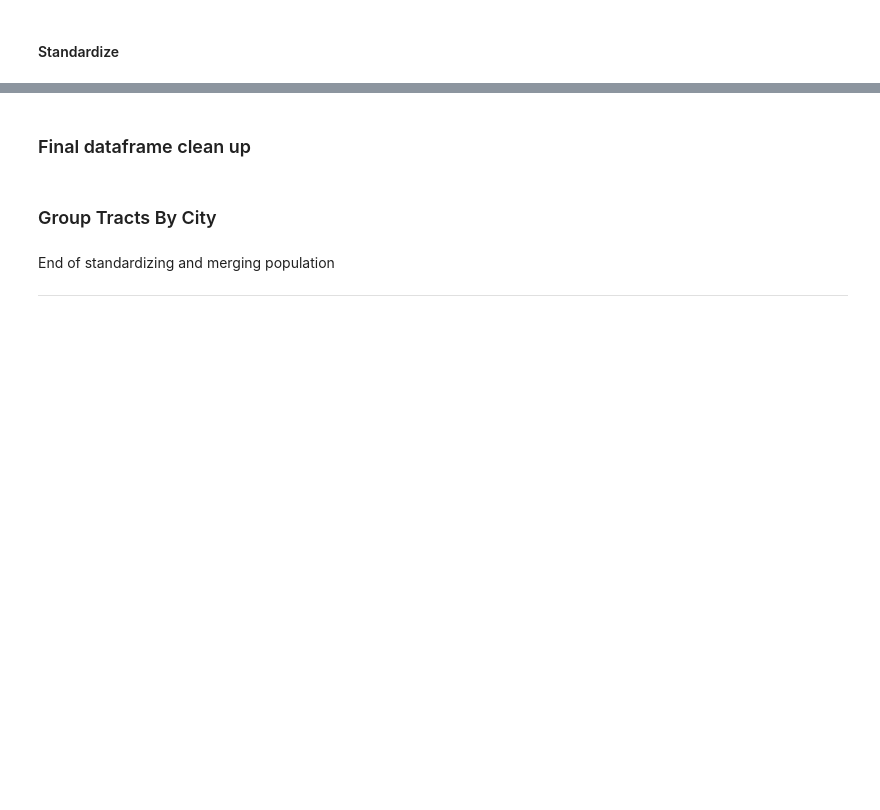
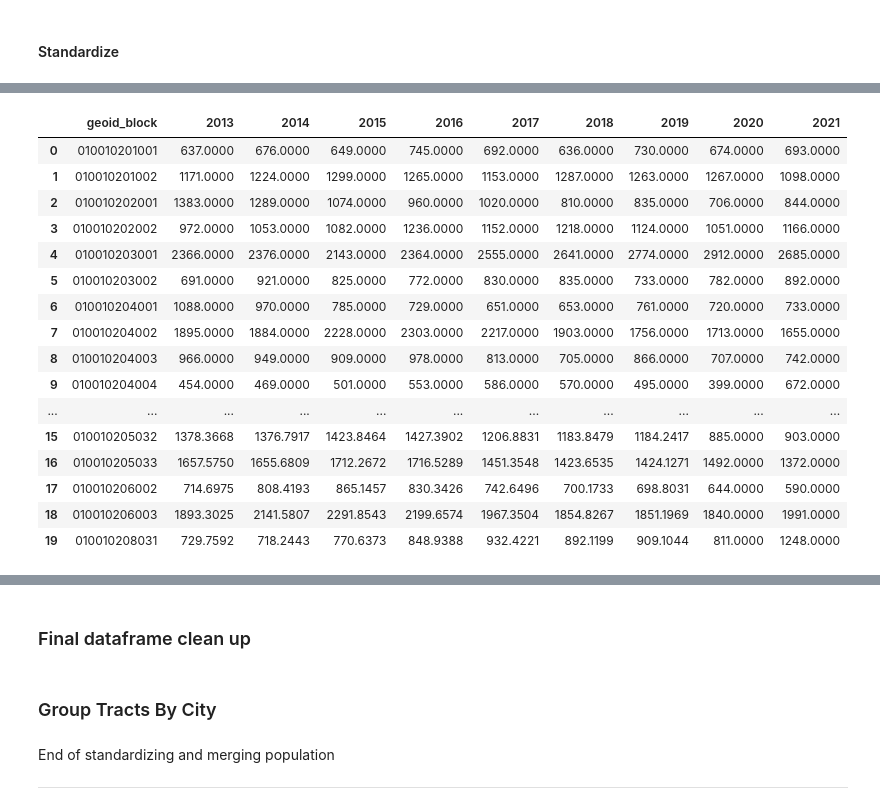
Before and after one commit to AustinJamesWolff/housing_supply_and_demand, a Jupyter notebook: census_api.ipynb, the cells around one changed output, grey strips where cells are left out. Drawn from its saved outputs; the diff is of its cells as text; code cells hidden in the pictures; blank space fills up the shorter version.

```diff
--- a/census_api.ipynb
+++ b/census_api.ipynb
@@ -150,0 +342,31 @@ pop_standardized_df_1.to_csv('datasets/cleaned_census_api_files/raw/population_s
+# %%
+%%time
+
+# testing numbers of blocks
+stand_testing = pop_pre_st[
+    pop_pre_st['BG20'].isin(
+        pop_pre_st['BG20'].unique()[:400])].copy()
+
+
+# Run the standardization using the block_standardize_tuple
+begin_year = 2013
+end_year = 2021
+
+main_df = stand_testing.copy()
+
+my_groups = main_df.groupby('BG20')
+keys = list(my_groups.groups.keys())
+
+dict2 = {}
+dict3 = [block_standardize_tuple((my_groups.get_group(keys[i]),
+                                pop_pre_st,
+                                keys[i],
+                                begin_year,
+                                end_year,
+                                'wt_pop'))
+        for i in range(len(keys))
+       ]
+
+
+for d in dict3:
+    dict2.update(d)
@@ -150,0 +405,29 @@ pop_standardized_df_1.to_csv('datasets/cleaned_census_api_files/raw/population_s
+# %%
+column_list = []
+for i in range(begin_year, end_year + 1):
+    column_list.append(f'{i}')
+
+standardized_df = (pd.DataFrame.from_dict(dict2,
+                   orient='index', columns=column_list)
+                   .reset_index()
+                   .rename(columns={'index':'geoid_block'}))
+
+standardized_df
+# %% [output]
+|  | geoid_block | 2013 | 2014 | 2015 | 2016 | 2017 | 2018 | 2019 | 2020 | 2021 |
+| 0 | 010010201001 | 637.0000 | 676.0000 | 649.0000 | 745.0000 | 692.0000 | 636.0000 | 730.0000 | 674.0000 | 693.0000 |
+| 1 | 010010201002 | 1171.0000 | 1224.0000 | 1299.0000 | 1265.0000 | 1153.0000 | 1287.0000 | 1263.0000 | 1267.0000 | 1098.0000 |
+| 2 | 010010202001 | 1383.0000 | 1289.0000 | 1074.0000 | 960.0000 | 1020.0000 | 810.0000 | 835.0000 | 706.0000 | 844.0000 |
+| 3 | 010010202002 | 972.0000 | 1053.0000 | 1082.0000 | 1236.0000 | 1152.0000 | 1218.0000 | 1124.0000 | 1051.0000 | 1166.0000 |
+| 4 | 010010203001 | 2366.0000 | 2376.0000 | 2143.0000 | 2364.0000 | 2555.0000 | 2641.0000 | 2774.0000 | 2912.0000 | 2685.0000 |
+| 5 | 010010203002 | 691.0000 | 921.0000 | 825.0000 | 772.0000 | 830.0000 | 835.0000 | 733.0000 | 782.0000 | 892.0000 |
+| 6 | 010010204001 | 1088.0000 | 970.0000 | 785.0000 | 729.0000 | 651.0000 | 653.0000 | 761.0000 | 720.0000 | 733.0000 |
+| 7 | 010010204002 | 1895.0000 | 1884.0000 | 2228.0000 | 2303.0000 | 2217.0000 | 1903.0000 | 1756.0000 | 1713.0000 | 1655.0000 |
+| 8 | 010010204003 | 966.0000 | 949.0000 | 909.0000 | 978.0000 | 813.0000 | 705.0000 | 866.0000 | 707.0000 | 742.0000 |
+| 9 | 010010204004 | 454.0000 | 469.0000 | 501.0000 | 553.0000 | 586.0000 | 570.0000 | 495.0000 | 399.0000 | 672.0000 |
+| ... | ... | ... | ... | ... | ... | ... | ... | ... | ... | ... |
+| 15 | 010010205032 | 1378.3668 | 1376.7917 | 1423.8464 | 1427.3902 | 1206.8831 | 1183.8479 | 1184.2417 | 885.0000 | 903.0000 |
+| 16 | 010010205033 | 1657.5750 | 1655.6809 | 1712.2672 | 1716.5289 | 1451.3548 | 1423.6535 | 1424.1271 | 1492.0000 | 1372.0000 |
+| 17 | 010010206002 | 714.6975 | 808.4193 | 865.1457 | 830.3426 | 742.6496 | 700.1733 | 698.8031 | 644.0000 | 590.0000 |
+| 18 | 010010206003 | 1893.3025 | 2141.5807 | 2291.8543 | 2199.6574 | 1967.3504 | 1854.8267 | 1851.1969 | 1840.0000 | 1991.0000 |
+| 19 | 010010208031 | 729.7592 | 718.2443 | 770.6373 | 848.9388 | 932.4221 | 892.1199 | 909.1044 | 811.0000 | 1248.0000 |
```
Also changed, not shown: parts of 34 cells of this notebook, 8 other files.
